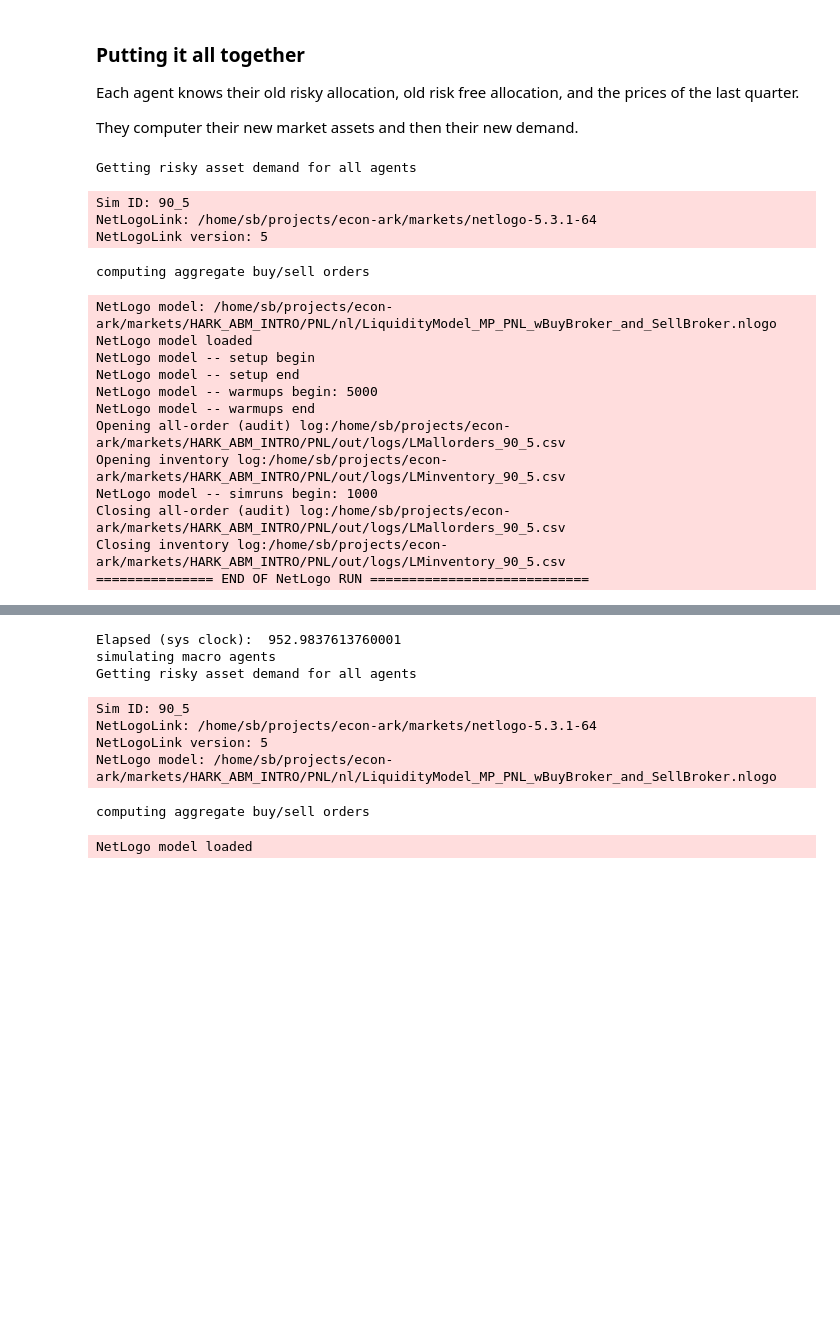
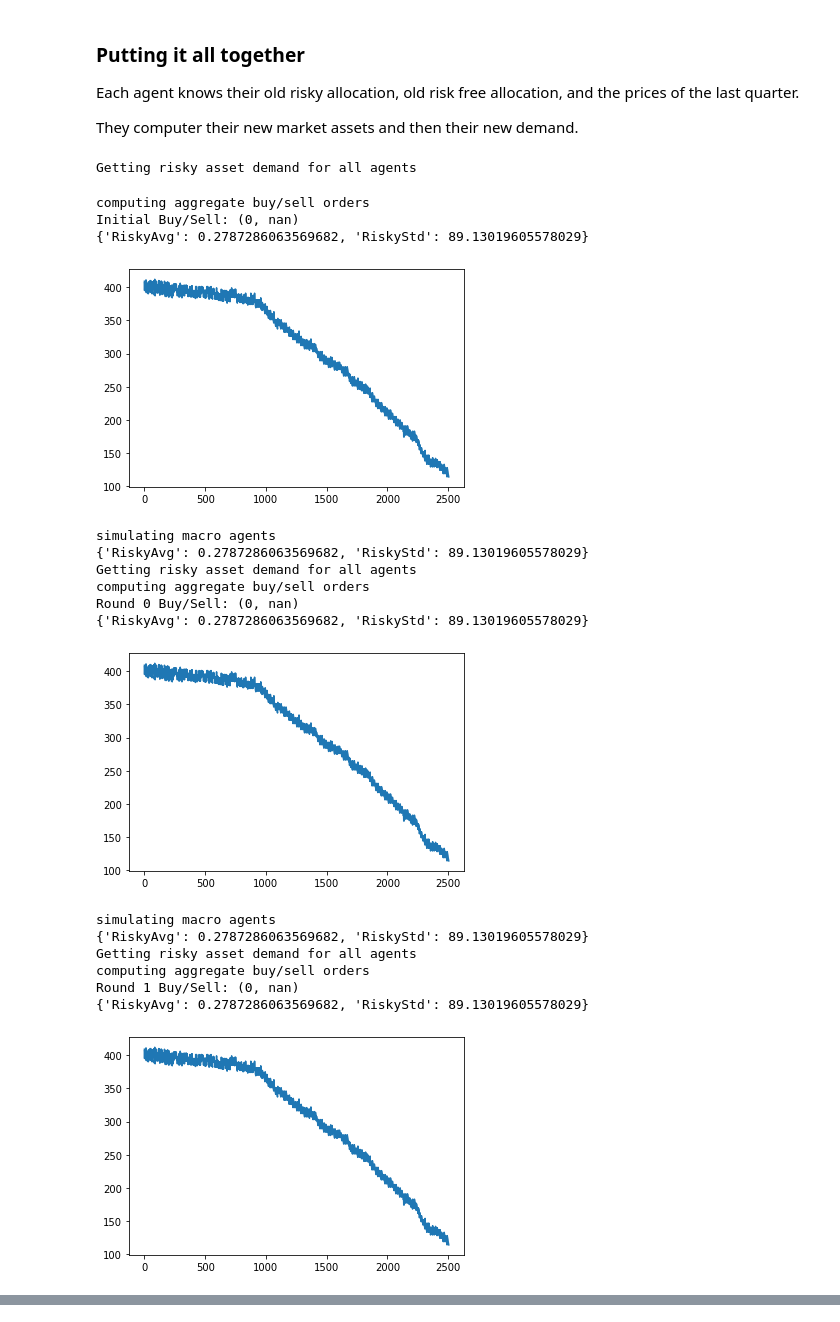
Before and after one commit to sbenthall/SHARKFin, a Jupyter notebook: HARK/Macro-Micro Foundations Demo Code.ipynb, the cells around one changed output, grey strips where cells are left out. Drawn from its saved outputs; the diff is of its cells as text; code cells hidden in the pictures; blank space fills up the shorter version.

Commit message:
some updates to HARK wrapper code and notebok

```diff
--- a/HARK/Macro-Micro Foundations Demo Code.ipynb
+++ b/HARK/Macro-Micro Foundations Demo Code.ipynb
@@ -128,8 +104,11 @@ def run_market(buy_sell):
         config,
         broker_buy_limit = buy_sell[0],
         broker_sell_limit = buy_sell[1])
+
+def get_orders():
+    # use run_market() first to create logs
     orders = pd.read_csv("../PNL/out/logs/LMallorders_90_5.csv", delimiter='\t')
-    return orders['OrderPrice'].values
+    return orders
 # %% [markdown]
 ### Agents estimate return rate and volatility from historical data
 
@@ -159,17 +138,16 @@ They computer their new market assets and then their new demand.
 ## List of tuples:
 ##  ( parameters, (i.e. coefficient of relative risk aversion CRRA)
 ##    number of agents represented,
-##    ( initial risky percent, $$$ in risky asset, $$$ in riskless asset)
+##    initial assets
 agent_classes = [
-    ({'CRRA': 5.0}, 100, (0.08, 800, 9200)), # Normal consumers
-    ({'CRRA': 6.0}, 50,  (0.08, 800, 9200)),  # More risk-averse consumers
-    ({'CRRA': 4.0}, 50,  (0.08, 800, 9200))  #  Less risk-averse consumers
+    ({'CRRA': 5.0}, 100, 1000), # Normal consumers
+    ({'CRRA': 6.0}, 50,  1000),  # More risk-averse consumers
+    ({'CRRA': 4.0}, 50,  1000)  #  Less risk-averse consumers
 ]
 
 
 ### parameters shared by all agents
 ap = {
-    'aNrmInitMean' : 1.0, # initial distribution of assets held
     'aNrmInitStd' : 0.0,
     'pLvlInitMean' : 1.0, # initial distribution of permanent income
     'pLvlInitStd' : 0.0
@@ -186,49 +164,70 @@ agents = hpa.create_agents(agent_classes, ap)
 # The initial demands for each agent
 # hpa.init_prices is used to set the agent's starting
 # beliefs about the price process.
 init_demands = hpa.demands(agents, hpa.init_prices)
 
 buy_sell = hpa.aggregate_buy_and_sell(
     hpa.no_demand(agents), # zero allocated to risky asset
     init_demands
 )
 
+print(f"Initial Buy/Sell: {buy_sell}")
+
 ## TODO: ABM Group reimplement the run_market method
-prices = run_market(buy_sell)
+#run_market(buy_sell)
+orders = get_orders()
+print(hpa.risky_expectations(orders))
+
+plt.plot(orders['OrderPrice'])
+plt.show()
+
+
 old_demands = init_demands
 
 # STEP 3. Run simulation for N rebalances
 
 N = 10
 
 for i in range(N):
 
     # simulate one period on the macro side
     hpa.simulate(agents, 1)
-    new_demands = hpa.demands(agents, prices)
+
+    hpa.update_agents(agents, orders)
+    print(hpa.risky_expectations(orders))
+    new_demands = hpa.demands(agents, orders)
 
     buy_sell = hpa.aggregate_buy_and_sell(
         old_demands,
         new_demands
     )
+    print(f"Round {i} Buy/Sell: {buy_sell}")
 
-    prices = run_market(buy_sell)
+    #run_market(buy_sell)
+    orders = get_orders()
+    print(hpa.risky_expectations(orders))
+
+    plt.plot(orders['OrderPrice'])
+    plt.show()
+
     old_demands = new_demands
 # %% [output]
 Getting risky asset demand for all agents
-Sim ID: 90_5
-NetLogoLink: /home/sb/projects/econ-ark/markets/netlogo-5.3.1-64
-NetLogoLink version: 5
+computing aggregate buy/sell orders
+Initial Buy/Sell: (0, nan)
+{'RiskyAvg': 0.2787286063569682, 'RiskyStd': 89.13019605578029}
+[figure, added]
+simulating macro agents
+{'RiskyAvg': 0.2787286063569682, 'RiskyStd': 89.13019605578029}
+Getting risky asset demand for all agents
 computing aggregate buy/sell orders
+Round 0 Buy/Sell: (0, nan)
+{'RiskyAvg': 0.2787286063569682, 'RiskyStd': 89.13019605578029}
+[figure, added]
-NetLogo model: /home/sb/projects/econ-ark/markets/HARK_ABM_INTRO/PNL/nl/LiquidityModel_MP_PNL_wBuyBroker_and_SellBroker.nlogo
-NetLogo model loaded
-NetLogo model -- setup begin
-NetLogo model -- setup end
-NetLogo model -- warmups begin: 5000
-NetLogo model -- warmups end
-Opening all-order (audit) log:/home/sb/projects/econ-ark/markets/HARK_ABM_INTRO/PNL/out/logs/LMallorders_90_5.csv
-Opening inventory log:/home/sb/projects/econ-ark/markets/HARK_ABM_INTRO/PNL/out/logs/LMinventory_90_5.csv
-NetLogo model -- simruns begin: 1000
-Closing all-order (audit) log:/home/sb/projects/econ-ark/markets/HARK_ABM_INTRO/PNL/out/logs/LMallorders_90_5.csv
-Closing inventory log:/home/sb/projects/econ-ark/markets/HARK_ABM_INTRO/PNL/out/logs/LMinventory_90_5.csv
-=============== END OF NetLogo RUN ============================
+simulating macro agents
+{'RiskyAvg': 0.2787286063569682, 'RiskyStd': 89.13019605578029}
+Getting risky asset demand for all agents
+computing aggregate buy/sell orders
+Round 1 Buy/Sell: (0, nan)
+{'RiskyAvg': 0.2787286063569682, 'RiskyStd': 89.13019605578029}
+[figure, added]
@@ -254,9 +254,0 @@ Closing inventory log:/home/sb/projects/econ-ark/markets/HARK_ABM_INTRO/PNL/out/
-Elapsed (sys clock):  952.9837613760001
-simulating macro agents
-Getting risky asset demand for all agents
-Sim ID: 90_5
-NetLogoLink: /home/sb/projects/econ-ark/markets/netlogo-5.3.1-64
-NetLogoLink version: 5
-NetLogo model: /home/sb/projects/econ-ark/markets/HARK_ABM_INTRO/PNL/nl/LiquidityModel_MP_PNL_wBuyBroker_and_SellBroker.nlogo
-computing aggregate buy/sell orders
-NetLogo model loaded
```
Also changed, not shown: parts of 21 cells of this notebook, 1 other file.
